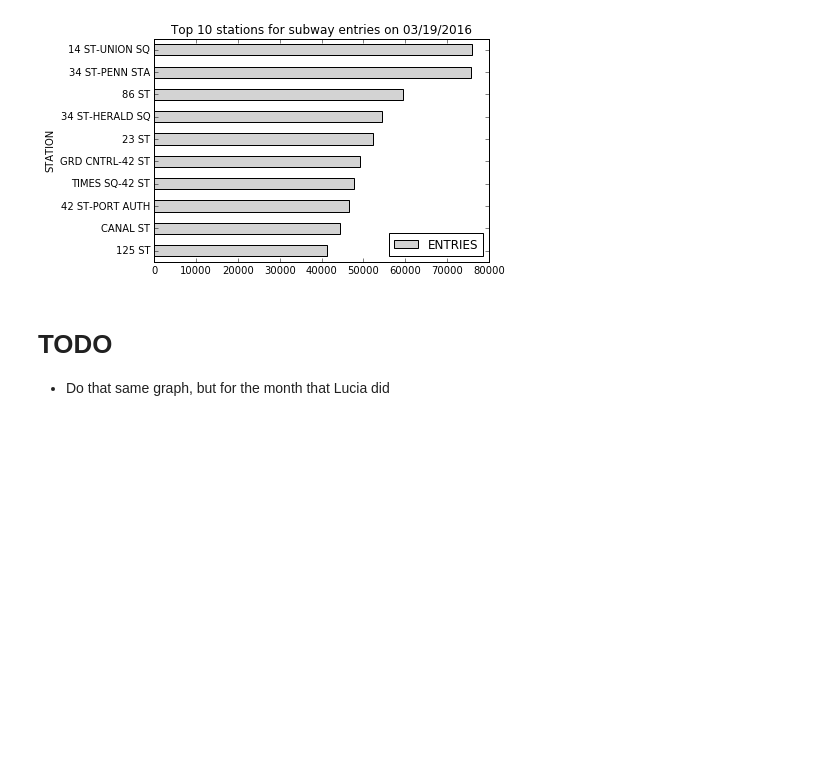
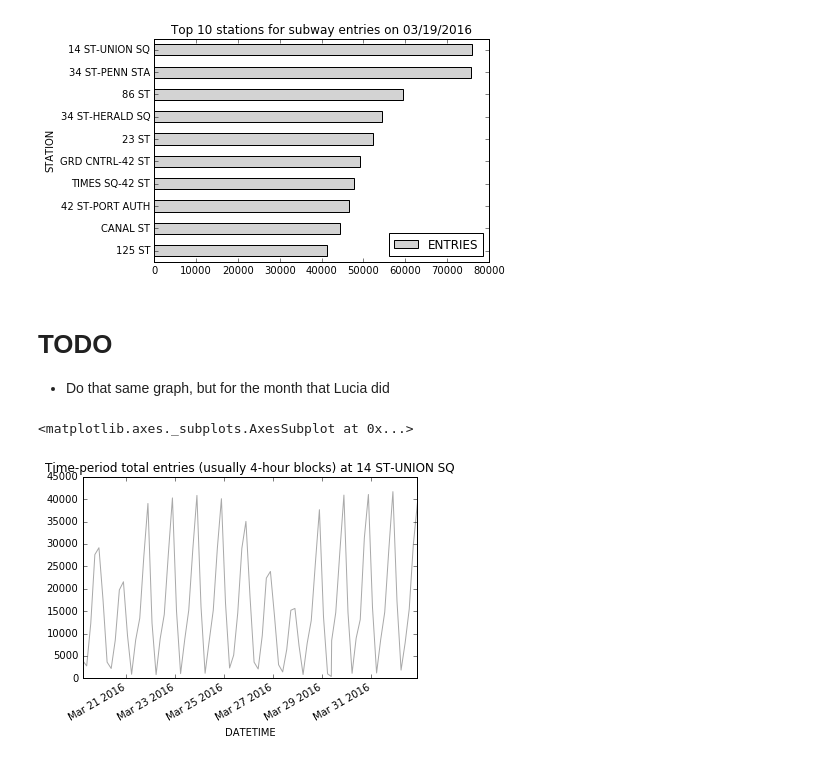
Before and after one commit to patricknieto/MTA-analysis, a Jupyter notebook: ian-benson-pandas.ipynb, the cells around one changed output. Drawn from its saved outputs; the diff is of its cells as text; code cells hidden in the pictures; blank space fills up the shorter version.

Commit message:
Make time-series for Union SQ

```diff
--- a/ian-benson-pandas.ipynb
+++ b/ian-benson-pandas.ipynb
@@ -158,3 +158,14 @@ top_daily_entries.sort_values(by='ENTRIES', ascending=True).plot.barh(x='STATION
 # %% [markdown]
 # TODO
 * Do that same graph, but for the month that Lucia did
+# %%
+station_of_interest = '14 ST-UNION SQ'
+station_period_totals[station_period_totals['STATION'] == station_of_interest][['DATETIME','ENTRIES']].plot(
+    title='Time-period total entries (usually 4-hour blocks) at %s' % station_of_interest,
+    x='DATETIME',
+    y='ENTRIES',
+    legend=False,
+    color='darkgrey')
+# %% [output]
+<matplotlib.axes._subplots.AxesSubplot at 0x...>
+[figure, added]
```
Also changed, not shown: parts of 1 cell of this notebook.
